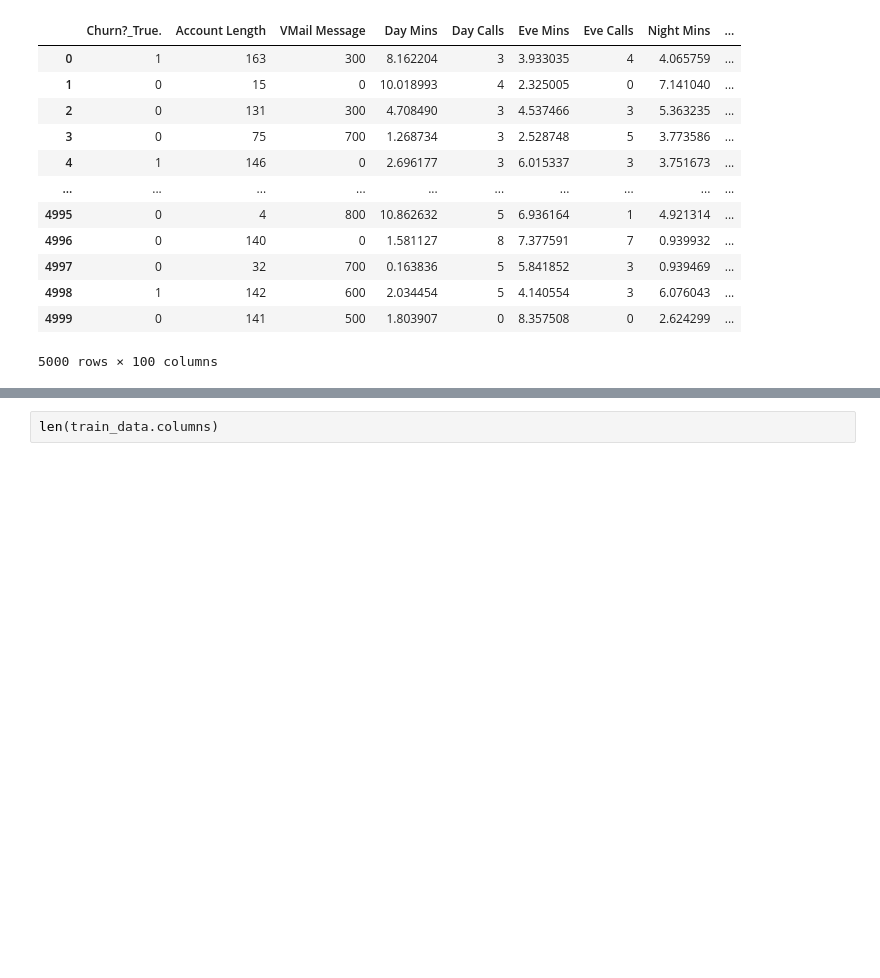
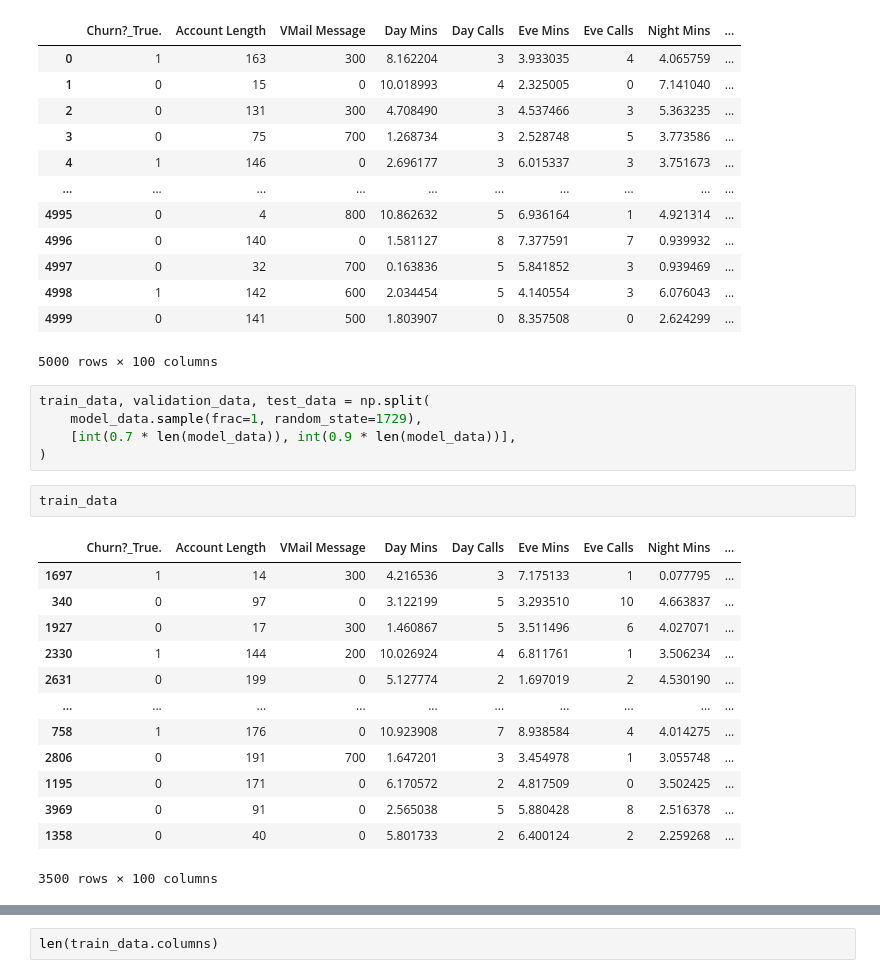
Before and after one commit to LokaHQ/aws_immersion_sagemaker, a Jupyter notebook: training/xgboost_customer_churn.ipynb, the cells around one changed output, grey strips where cells are left out. Cells and saved outputs as stored; diff of their text form; blank space fills up the shorter version.

```diff
--- a/training/xgboost_customer_churn.ipynb
+++ b/training/xgboost_customer_churn.ipynb
@@ -314,3 +314,24 @@ model_data
 | 4998 | 1 | 142 | 600 | 2.034454 | 5 | 4.140554 | 3 | 6.076043 | ... |
 | 4999 | 0 | 141 | 500 | 1.803907 | 0 | 8.357508 | 0 | 2.624299 | ... |
 5000 rows × 100 columns
+# %%
+train_data, validation_data, test_data = np.split(
+    model_data.sample(frac=1, random_state=1729),
+    [int(0.7 * len(model_data)), int(0.9 * len(model_data))],
+)
+# %%
+train_data
+# %% [output]
+|  | Churn?_True. | Account Length | VMail Message | Day Mins | Day Calls | Eve Mins | Eve Calls | Night Mins | ... |
+| 1697 | 1 | 14 | 300 | 4.216536 | 3 | 7.175133 | 1 | 0.077795 | ... |
+| 340 | 0 | 97 | 0 | 3.122199 | 5 | 3.293510 | 10 | 4.663837 | ... |
+| 1927 | 0 | 17 | 300 | 1.460867 | 5 | 3.511496 | 6 | 4.027071 | ... |
+| 2330 | 1 | 144 | 200 | 10.026924 | 4 | 6.811761 | 1 | 3.506234 | ... |
+| 2631 | 0 | 199 | 0 | 5.127774 | 2 | 1.697019 | 2 | 4.530190 | ... |
+| ... | ... | ... | ... | ... | ... | ... | ... | ... | ... |
+| 758 | 1 | 176 | 0 | 10.923908 | 7 | 8.938584 | 4 | 4.014275 | ... |
+| 2806 | 0 | 191 | 700 | 1.647201 | 3 | 3.454978 | 1 | 3.055748 | ... |
+| 1195 | 0 | 171 | 0 | 6.170572 | 2 | 4.817509 | 0 | 3.502425 | ... |
+| 3969 | 0 | 91 | 0 | 2.565038 | 5 | 5.880428 | 8 | 2.516378 | ... |
+| 1358 | 0 | 40 | 0 | 5.801733 | 2 | 6.400124 | 2 | 2.259268 | ... |
+3500 rows × 100 columns
```
Also changed, not shown: parts of 5 cells of this notebook, 7 other files.
